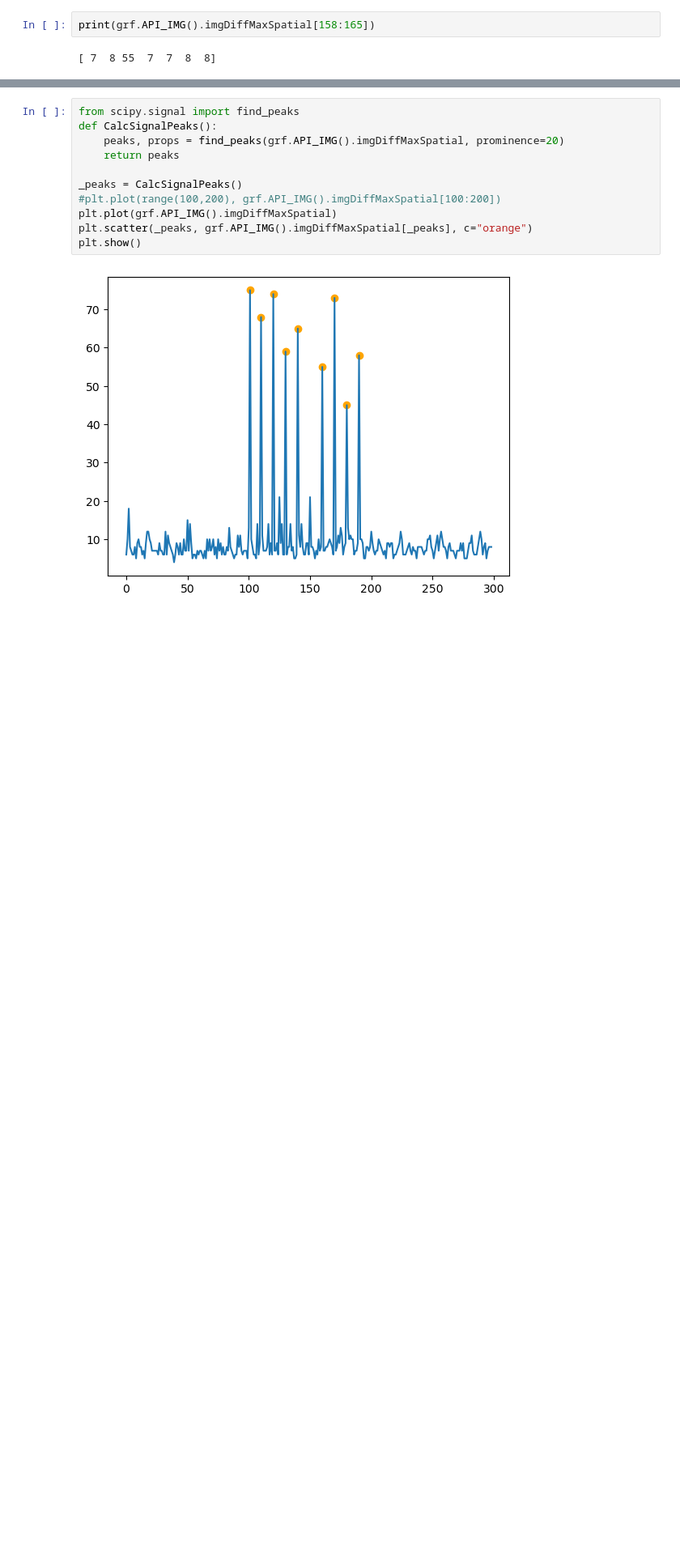
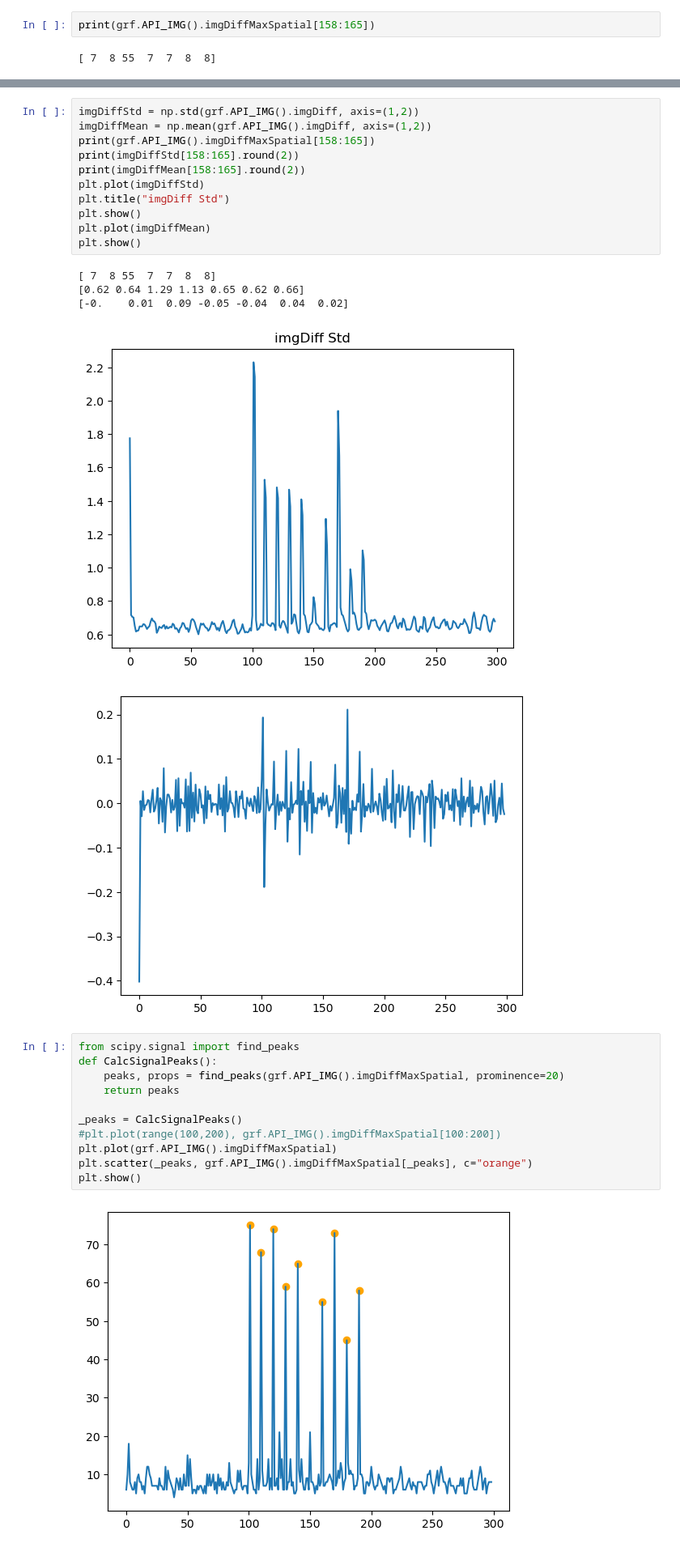
Before and after one commit to andreasmz/glutamate-roi-finder, a Jupyter notebook: dev/notebooks/devNotebook7.ipynb, the cells around one changed output, grey strips where cells are left out. Shown at 81% size. Cells and saved outputs as stored; diff of their text form; blank space fills up the shorter version.

```diff
--- a/dev/notebooks/devNotebook7.ipynb
+++ b/dev/notebooks/devNotebook7.ipynb
@@ -18,3 +36,20 @@ print(grf.API_IMG().imgDiffMaxSpatial[158:165])
+# %%
+imgDiffStd = np.std(grf.API_IMG().imgDiff, axis=(1,2))
+imgDiffMean = np.mean(grf.API_IMG().imgDiff, axis=(1,2))
+print(grf.API_IMG().imgDiffMaxSpatial[158:165])
+print(imgDiffStd[158:165].round(2))
+print(imgDiffMean[158:165].round(2))
+plt.plot(imgDiffStd)
+plt.title("imgDiff Std")
+plt.show()
+plt.plot(imgDiffMean)
+plt.show()
+# %% [output]
+[ 7  8 55  7  7  8  8]
+[0.62 0.64 1.29 1.13 0.65 0.62 0.66]
+[-0.    0.01  0.09 -0.05 -0.04  0.04  0.02]
+[figure, added]
+[figure, added]
 # %%
 from scipy.signal import find_peaks
 def CalcSignalPeaks():
```
Also changed, not shown: parts of 19 cells of this notebook.
